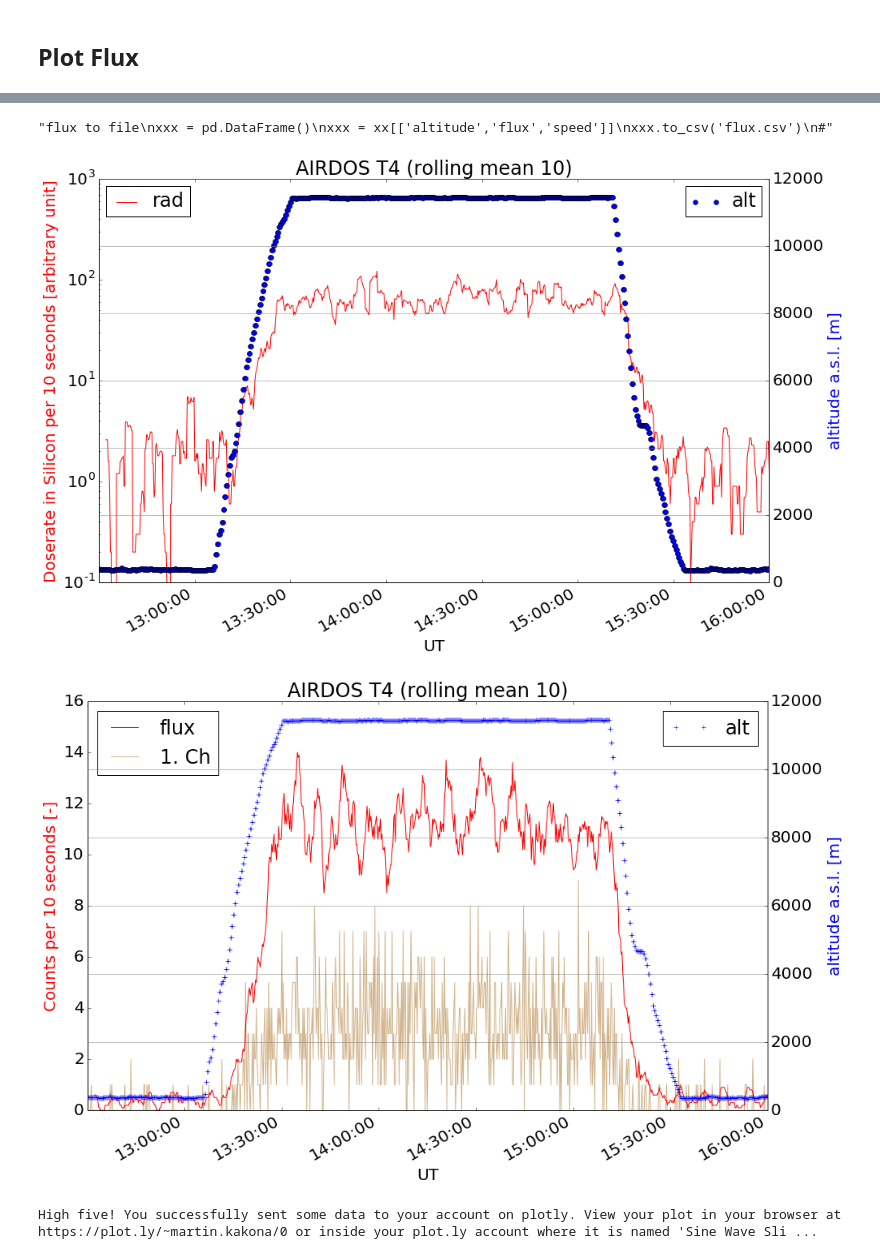
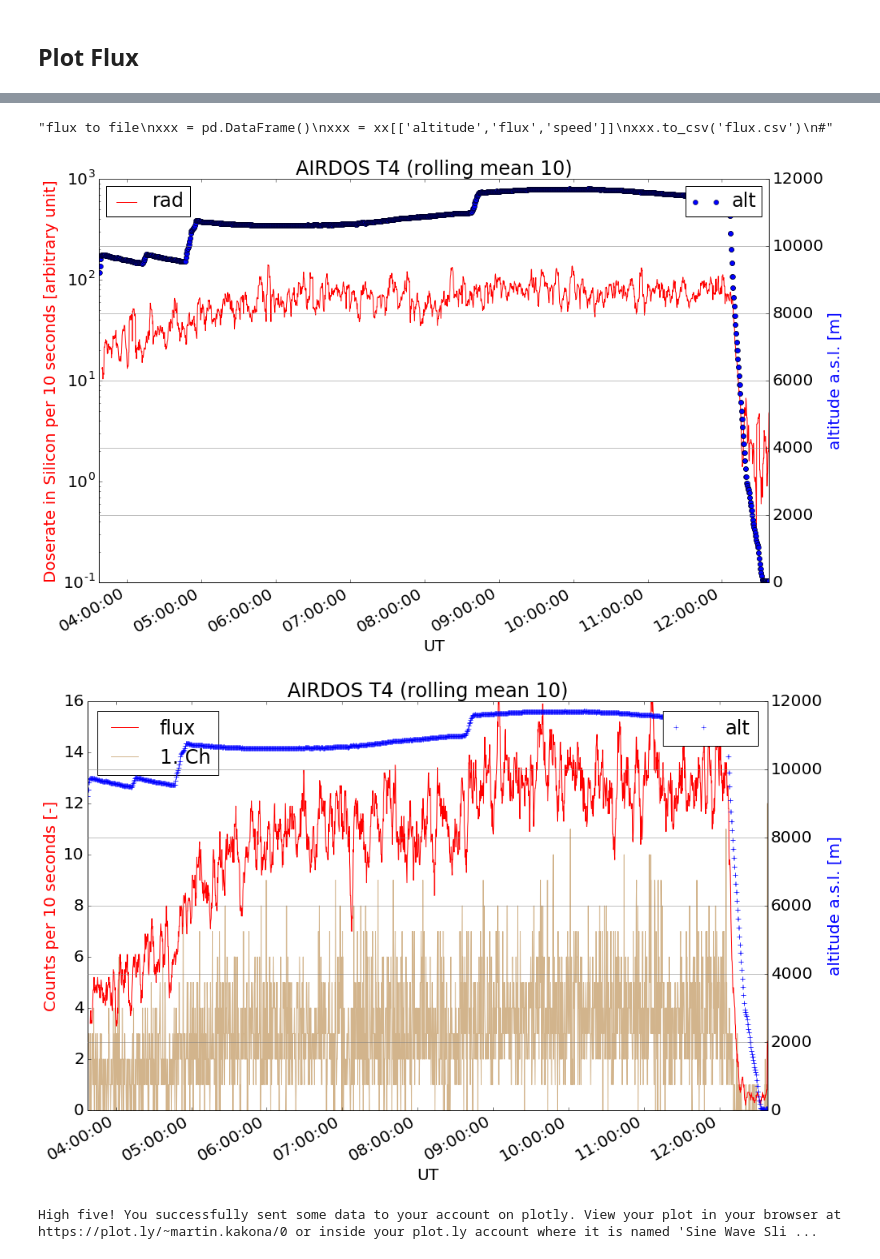
Before and after one commit to ODZ-UJF-AV-CR/AIRDOS-parser, a Jupyter notebook: AIRDOS4_256_flux.ipynb, the cells around one changed output, grey strips where cells are left out. Saved outputs shown, nothing was run; the diff lists cells and outputs as text; code cells hidden in the pictures.

```diff
--- a/AIRDOS4_256_flux.ipynb
+++ b/AIRDOS4_256_flux.ipynb
@@ -94,8 +94,10 @@ dfo['date'] = pd.to_datetime(dfo['date'])
 dfo = dfo.set_index(['date'])
 #xx = dfo.loc['2018-01-03 17:00:00':]
 #xx = dfo.loc['2018-06-23 11:00:00':'2018-06-27 10:00:00']
-xx = dfo.loc['2017-11-29 12:30:00':'2017-11-29 16:00:00']
+#ABSjets xx = dfo.loc['2017-11-29 12:30:00':'2017-11-29 16:00:00']
+xx = dfo.loc['2018-01-21 02:00:00':'2018-01-21 12:45:00']
 #xx = dfo
+
 #pandas.rolling_mean(arg, window, min_periods=None, freq=None, center=False, how=None, **kwargs)
 
 NOISE_LEVEL=261
@@ -150,35 +152,35 @@ plt.ylabel('altitude a.s.l. [m]', color='blue')
 plt.grid(b=True, which='major', color='grey', linestyle='-')
 plt.grid(b=True, which='minor', color='grey', linestyle='-')
 plt.legend()
 plt.title(DeviceName + ' (rolling mean ' + str(WINDOW) + ')')
 
 #
 '''flux to file
 xxx = pd.DataFrame()
 xxx = xx[['altitude','flux','speed']]
 xxx.to_csv('flux.csv')
 #'''
 # %% [output]
 A value is trying to be set on a copy of a slice from a DataFrame.
 Try using .loc[row_indexer,col_indexer] = value instead
 
 See the caveats in the documentation: http://pandas.pydata.org/pandas-docs/stable/indexing.html#indexing-view-versus-copy
 
 
 
 A value is trying to be set on a copy of a slice from a DataFrame.
 Try using .loc[row_indexer,col_indexer] = value instead
 
 See the caveats in the documentation: http://pandas.pydata.org/pandas-docs/stable/indexing.html#indexing-view-versus-copy
 
 ... (23 lines left out)
 A value is trying to be set on a copy of a slice from a DataFrame.
 Try using .loc[row_indexer,col_indexer] = value instead
 
 See the caveats in the documentation: http://pandas.pydata.org/pandas-docs/stable/indexing.html#indexing-view-versus-copy
 "flux to file\nxxx = pd.DataFrame()\nxxx = xx[['altitude','flux','speed']]\nxxx.to_csv('flux.csv')\n#"
-[figure, old version]
+[figure, new version]
-[figure, old version]
+[figure, new version]
 # %%
 import plotly.plotly as py
 #import numpy as np
```
Also changed, not shown: parts of 1 cell of this notebook, 2 other files.
